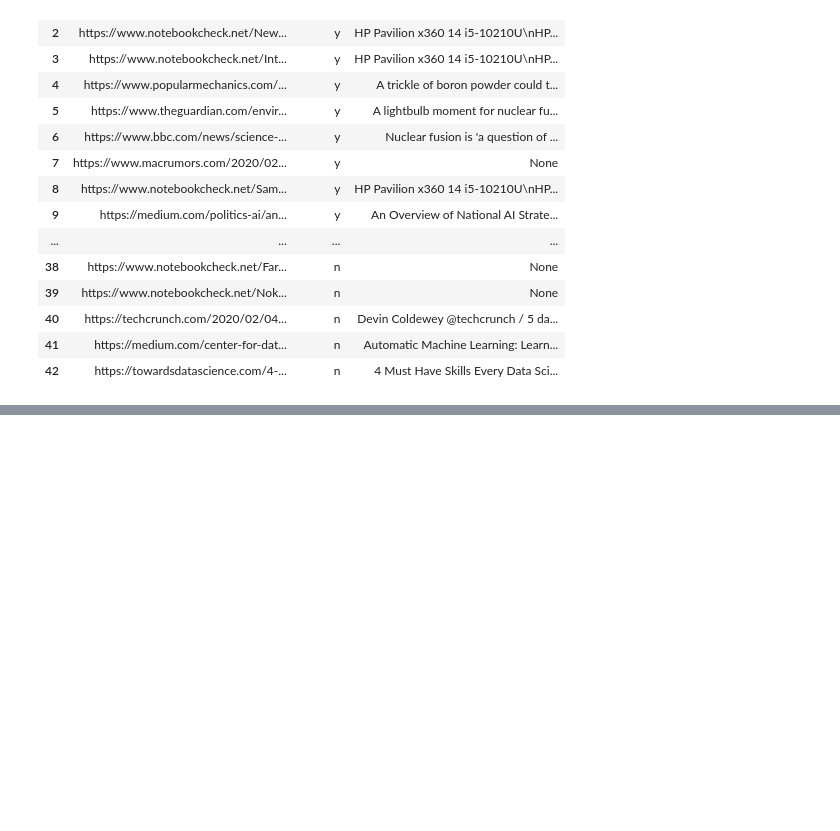
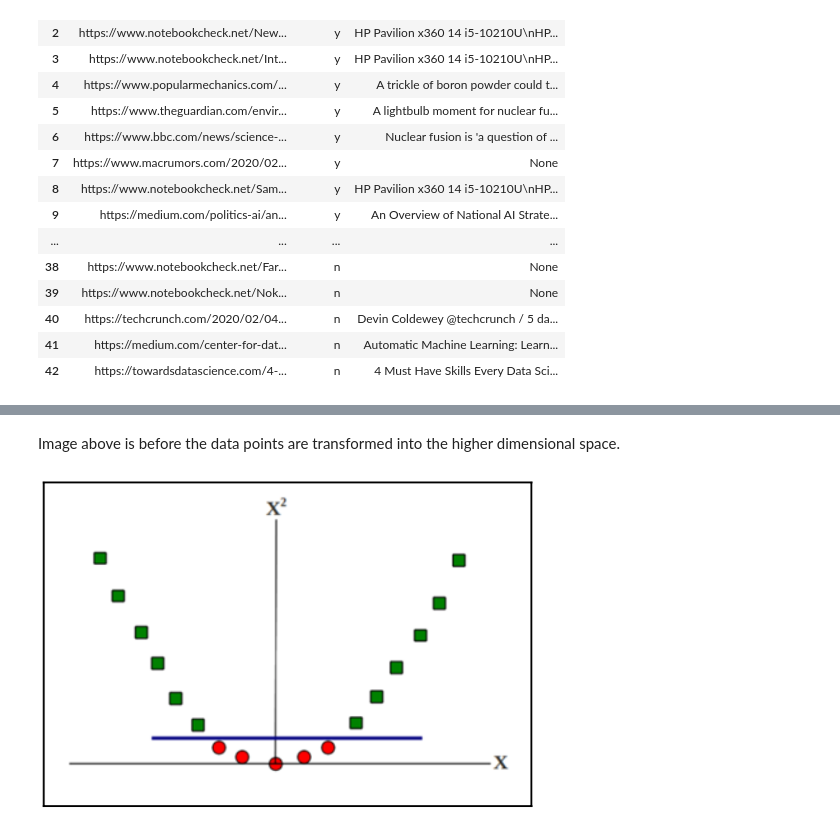
Before and after one commit to ylee9107/ML_app_CreateCustomNewsFeed, a Jupyter notebook: ML_app_CreateCustomNewsFeed.ipynb, the cells around one changed output, grey strips where cells are left out. Saved outputs shown, nothing was run; the diff lists cells and outputs as text; code cells hidden in the pictures; blank space fills up the shorter version.

```diff
--- a/ML_app_CreateCustomNewsFeed.ipynb
+++ b/ML_app_CreateCustomNewsFeed.ipynb
@@ -485,0 +581,6 @@ Overall:
+# %% [markdown]
+Image above is before the data points are transformed into the higher dimensional space.
+# %%
+Image(filename = img_path + "SVM linear classifier_kernelTrick_after.png", width=500, height=500)
+# %% [output]
+[figure, added]
```
Also changed, not shown: parts of 16 cells of this notebook.
